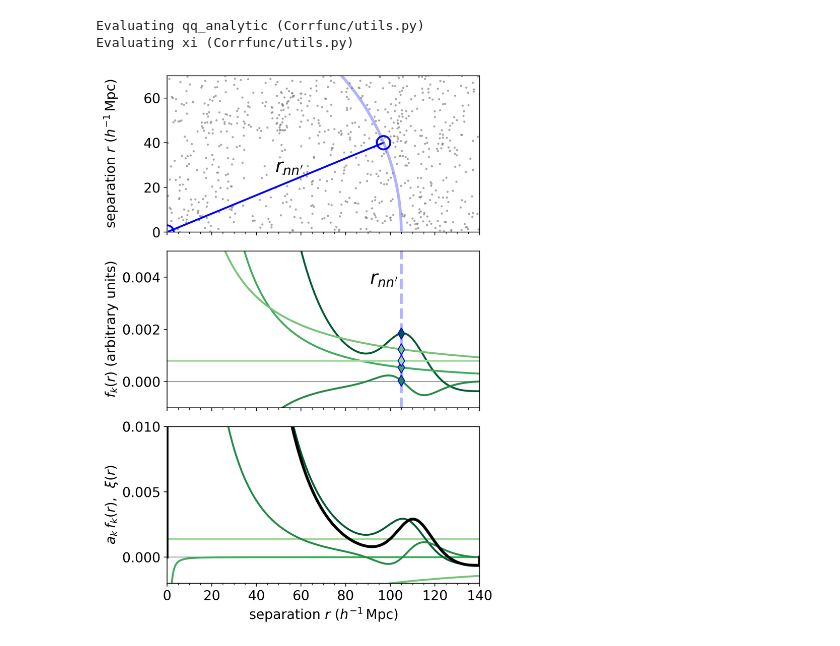
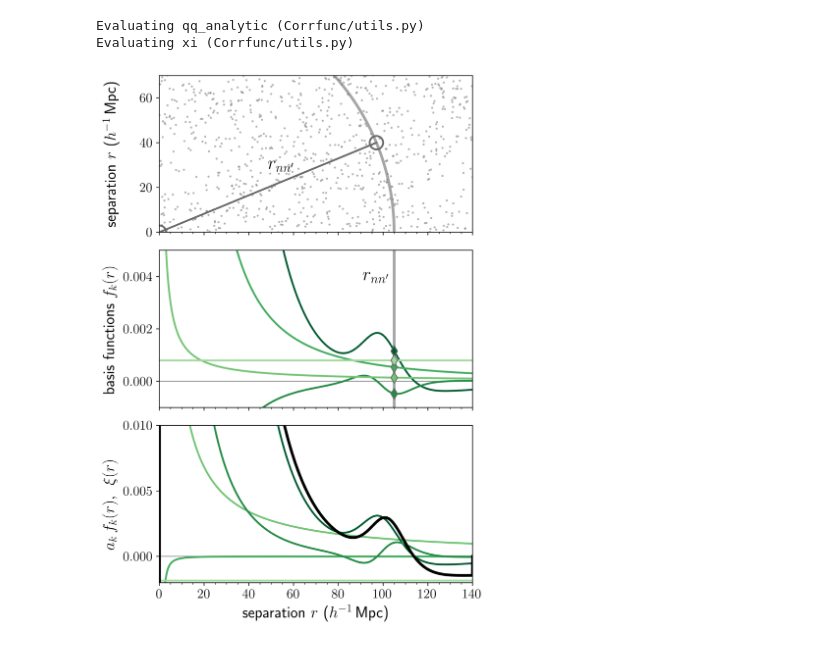
Before and after one commit to kstoreyf/continuous-estimator, a Jupyter notebook: code/paper_schematic_2020-12-18.ipynb, the cells around one changed output. Saved outputs shown, nothing was run; the diff lists cells and outputs as text; code cells hidden in the pictures.

```diff
--- a/code/paper_schematic_2020-12-18.ipynb
+++ b/code/paper_schematic_2020-12-18.ipynb
@@ -33,7 +35,8 @@ from Corrfunc.utils import evaluate_xi
 from Corrfunc.utils import qq_analytic
 from Corrfunc.bases import spline, bao
 # %%
-colors = ['#332288', '#117733', '#44AA99', '#88CCEE', '#DDCC77', '#CC6677', '#AA4499', '#882255']*6
+#colors = ['#332288', '#117733', '#44AA99', '#88CCEE', '#DDCC77', '#CC6677', '#AA4499', '#882255']*6
+colors = ['#117733', '#44AA99', '#88CCEE', '#DDCC77', '#CC6677', '#AA4499', '#882255', '#332288']*6
 # %%
 plot_dir = '../plots/plots_2020-12-23'
 # %%
@@ -68,12 +71,12 @@ def bases_panel(ax, bases, colors, rsep, rcolor, bases_ordered=None, rescale_by=
             ax.scatter(rsep, base_val, color=colors[i], marker='d', s=70,
                        edgecolor=rcolor, zorder=1000)
 
-    ax.axvline(rsep, color=rcolor, alpha=0.3, ls='--', lw=3, zorder=0)
+    ax.axvline(rsep, color=rcolor, alpha=0.6, ls='-', lw=3, zorder=0)
     ax.text(rsep-14, 0.75*ylim[1], r"$r_{nn'}$", fontsize=20)
 
     ax.axhline(0, color='grey', lw=0.8, zorder=0)
 
-    ax.set_ylabel('$f_k(r)$ (arbitrary units)')
+    ax.set_ylabel('basis functions $f_k(r)$')
     if ylim is not None:
         ax.set_ylim(ylim)
     ax.set_xlim(xlim)
@@ -113,11 +116,11 @@ def data_panel(ax, data, zslice=(0,300), xlim=(0, 140), ylim=(0,70)):
     # settings
     marker = 'o'
     size=5
-    col='blue'
+    col='dimgrey'
     col_points = 'grey'
-    alpha_points = 0.7
+    alpha_points = 0.6
     n = 200
-    circle_alpha = 0.3
+    circle_alpha = 0.6
     highlight_radius = 3
 
     # two main galaxies
@@ -231,7 +236,7 @@ cf_tag = f"_{proj}_cosmo{cosmo_name}_convtest"
 redshift = 0.57
 bias = 2.0
 dalpha = 0.001
-alpha_model_start = 0.95
+alpha_model_start = 1.03
 
 projfn_bao = f"../tables/bases{cat_tag}{cf_tag}_r{rmin_bao}-{rmax_bao}_z{redshift}_bias{bias}.dat"
 cosmo = bao_utils.get_cosmo(cosmo_name)
@@ -264,18 +269,21 @@ xi_ana_bao = evaluate_xi(amps_ana_bao, r_fine, proj_type, projfn=projfn_bao, rbi
 Evaluating qq_analytic (Corrfunc/utils.py)
 Evaluating xi (Corrfunc/utils.py)
 # %%
-fig, axarr = plt.subplots(3,1, figsize=(6,10), sharex=True, gridspec_kw={'height_ratios': [1, 1, 1]})
-plt.subplots_adjust(wspace=0.1, hspace=0.12)
+fig, axarr = plt.subplots(3,1, figsize=(6,8.5), sharex=True, gridspec_kw={'height_ratios': [1, 1, 1]})
+plt.subplots_adjust(wspace=0.1, hspace=0.15)
 
-rescale_by = [6, 1.3, 0.8, 1, 30]
+# 1/r^2,1/r,const, model, deriv
+rescale_by = [6, 0.15, 0.8, 1, 30]
 
 rsep, rcolor = data_panel(axarr[0], data, zslice=(0,400))
 bases_panel(axarr[1], bases_bao, bao_base_colors, rsep, rcolor,
             bases_ordered=[3,4,0,1,2], rescale_by=rescale_by, ylim=(-0.001, 0.005))
 results_panel(axarr[2], bases_bao, bao_base_colors, amps_ana_bao, r_fine, xi_ana_bao, ylim=(-0.002, 0.01))
 fig.align_ylabels(axarr)
 
 save_fn = 'schematic_bao.png'
-plt.savefig(f'{plot_dir}/{save_fn}', bbox_inches='tight')
+#for some reason bbox_inches='tight' doesn't work, need this instead!
+plt.tight_layout()
+plt.savefig(f'{plot_dir}/{save_fn}')#, bbox_inches='tight')
 # %% [output]
-[figure, old version]
+[figure, new version]
```
Also changed, not shown: parts of 5 cells of this notebook.
